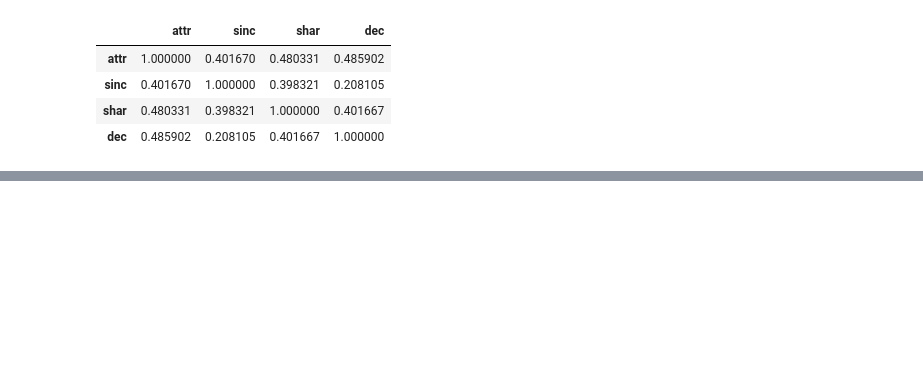
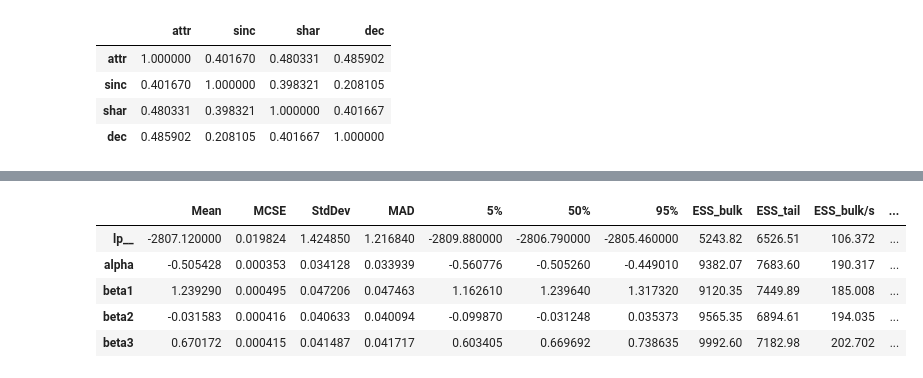
Before and after one commit to amahammad132/COGS4210, a Jupyter notebook: HW4/problem3.ipynb, the cells around one changed output, grey strips where cells are left out. Cells and saved outputs as stored; diff of their text form; code cells hidden in the pictures; blank space fills up the shorter version.

```diff
--- a/HW4/problem3.ipynb
+++ b/HW4/problem3.ipynb
@@ -138,3 +208,12 @@ idata = az.from_cmdstanpy(
+# %%
+fit.summary().head(n=5)
+# %% [output]
+|  | Mean | MCSE | StdDev | MAD | 5% | 50% | 95% | ESS_bulk | ESS_tail | ESS_bulk/s | ... |
+| lp__ | -2807.120000 | 0.019824 | 1.424850 | 1.216840 | -2809.880000 | -2806.790000 | -2805.460000 | 5243.82 | 6526.51 | 106.372 | ... |
+| alpha | -0.505428 | 0.000353 | 0.034128 | 0.033939 | -0.560776 | -0.505260 | -0.449010 | 9382.07 | 7683.60 | 190.317 | ... |
+| beta1 | 1.239290 | 0.000495 | 0.047206 | 0.047463 | 1.162610 | 1.239640 | 1.317320 | 9120.35 | 7449.89 | 185.008 | ... |
+| beta2 | -0.031583 | 0.000416 | 0.040633 | 0.040094 | -0.099870 | -0.031248 | 0.035373 | 9565.35 | 6894.61 | 194.035 | ... |
+| beta3 | 0.670172 | 0.000415 | 0.041487 | 0.041717 | 0.603405 | 0.669692 | 0.738635 | 9992.60 | 7182.98 | 202.702 | ... |
 # %%
 az.summary(fit, var_names=['alpha', 'beta1', 'beta2', 'beta3'])
 # %% [output]
```
Also changed, not shown: parts of 24 cells of this notebook, 4 other files.
